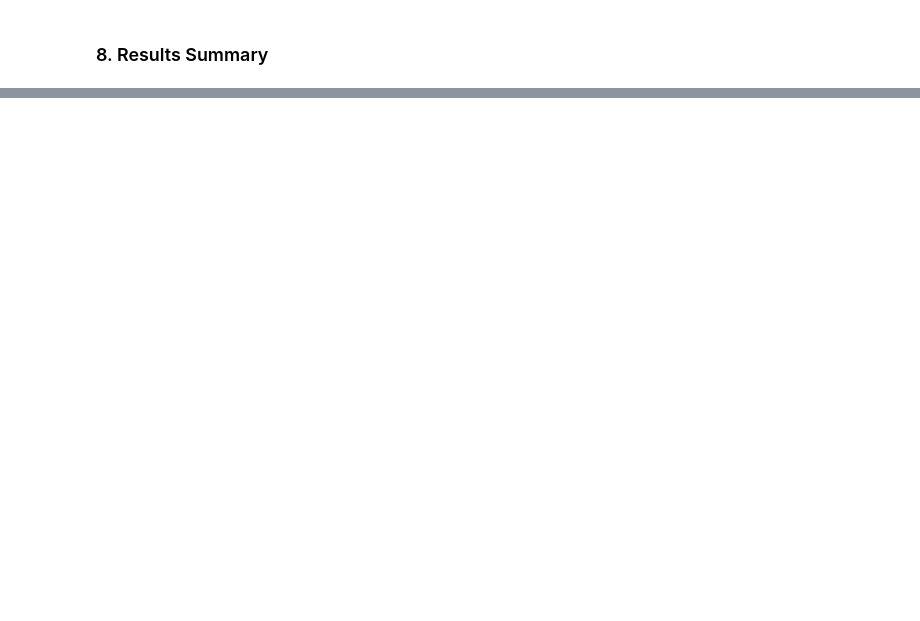
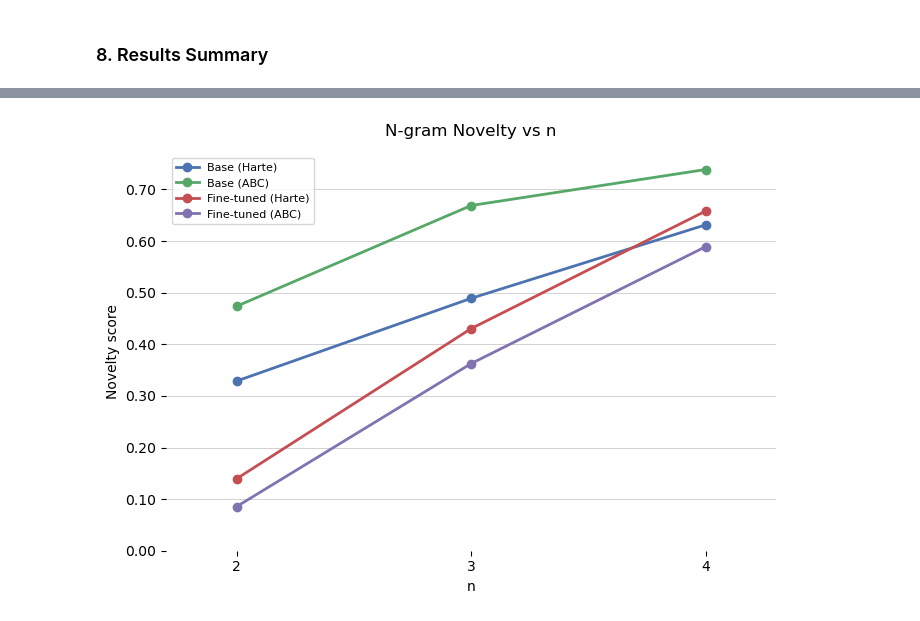
Before and after one commit to Kv-Lam/CS429, a Jupyter notebook: results.ipynb, the cells around one changed output, grey strips where cells are left out. Cells and saved outputs as stored; diff of their text form; code cells hidden in the pictures; blank space fills up the shorter version.

```diff
--- a/results.ipynb
+++ b/results.ipynb
@@ -871,0 +927,23 @@ Interpreting results:
+# %%
+# N-gram novelty vs n (line plot)
+n_vals    = [2, 3, 4]
+mean_keys = ["bigram_novelty", "trigram_novelty", "fourgram_novelty"]
+
+fig, ax = plt.subplots(figsize=(7, 5))
+
+for r, label, color in zip(results, labels, colors):
+    means = [r[k] for k in mean_keys]
+    ax.plot(n_vals, means, marker="o", linewidth=2, markersize=6, label=label, color=color)
+
+ax.set_title("N-gram Novelty vs n", pad=12)
+ax.set_xlabel("n")
+ax.set_ylabel("Novelty score")
+ax.set_xticks(n_vals)
+ax.set_xlim(1.7, 4.3)
+ax.set_ylim(0, None)
+ax.legend(fontsize=8)
+style_ax(ax)
+plt.tight_layout()
+plt.show()
+# %% [output]
+[figure, added]
```
Also changed, not shown: parts of 4 cells of this notebook.
